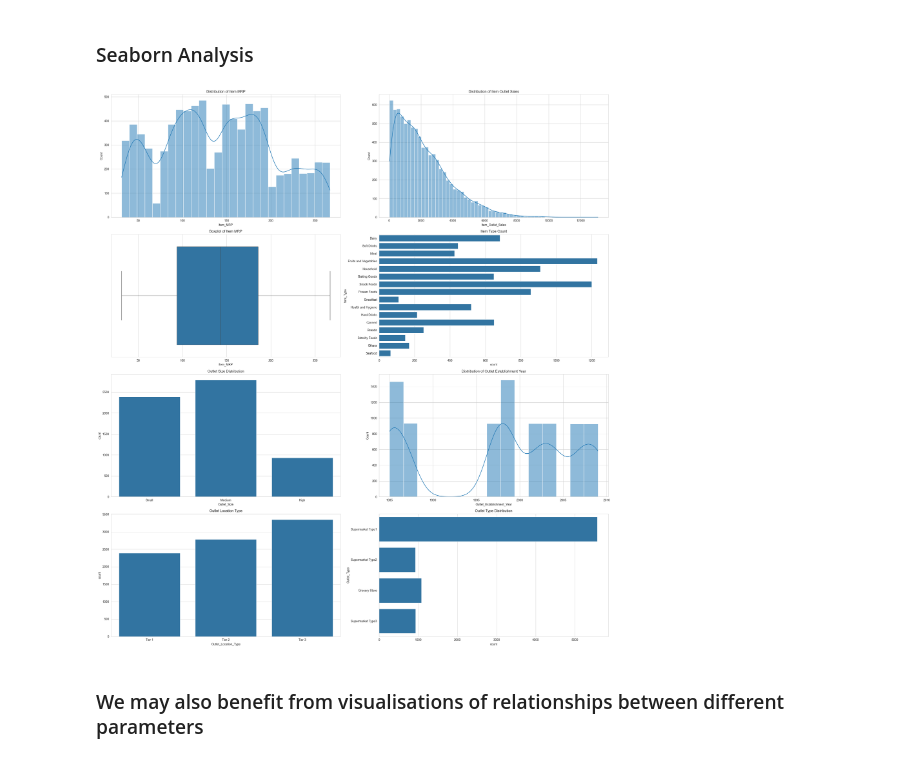
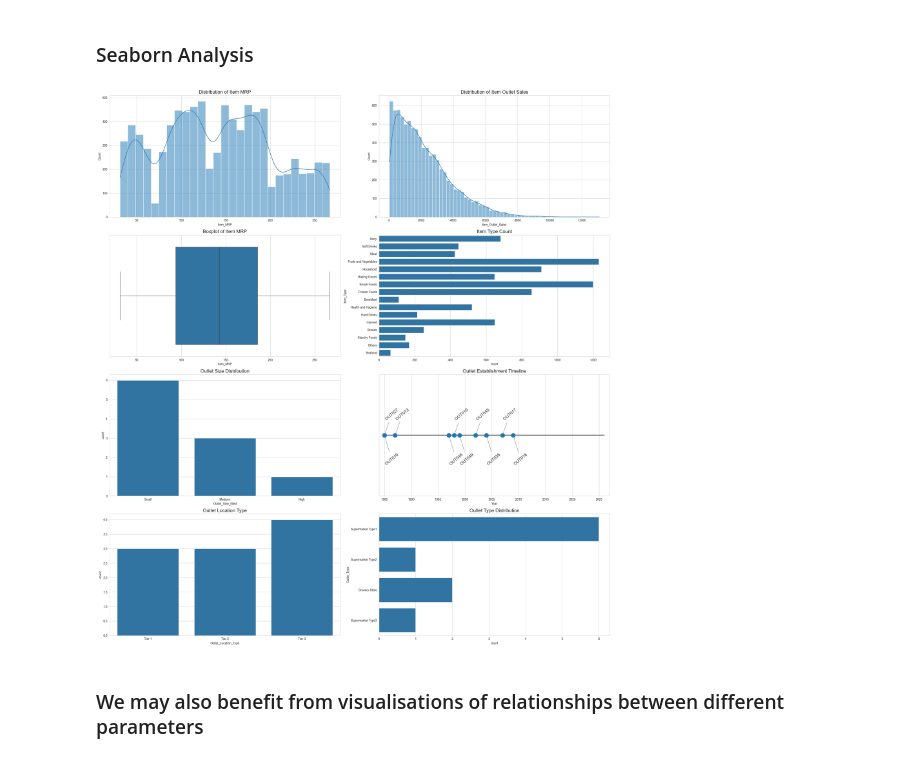
Before and after one commit to JohnK-au/Big-Mart-Data-Science-Project, a Jupyter notebook: scripts/Big-Mart-Analysis.ipynb, the cells around one changed output. Cells and saved outputs as stored; diff of their text form; code cells hidden in the pictures.

Commit message:
Feature: Adapted the exploratory data analysis section to reflect outlet information more effectively.

```diff
--- a/scripts/Big-Mart-Analysis.ipynb
+++ b/scripts/Big-Mart-Analysis.ipynb
@@ -95,6 +95,9 @@ df_groceries["Outlet_Size_filled"] = df_groceries["Outlet_Size"].fillna(
     df_groceries.groupby("Outlet_Type")["Outlet_Size"]
       .transform(lambda x: x.mode()[0] if not x.mode().empty else x)
 )
+# %%
+# Create outlet-level DataFrame (one row per outlet, 10 unique outlets)
+df_outlets = df_groceries.drop_duplicates(subset='Outlet_Identifier').reset_index(drop=True)
 # %%
 # Visualise the Item Weight data with Seaborn and Matplotlib after filling data
 sns.histplot(df_groceries["Item_Weight_filled"], kde=True)
@@ -135,50 +138,65 @@ Therefore, we want to visualise data relevant to our variables of interest.
 # %%
 sns.set_style("whitegrid")
 
 # Create a 4x2 grid of subplots for visualizations
 fig, axes = plt.subplots(4, 2, figsize=(24, 26))
 axes = axes.flatten()
 
 ## Visualise the distribution of Item MRP and Item Outlet Sales, and the boxplot of Item MRP, and the count of Item Type
 
 # 1 Distribution of Item_MRP
 sns.histplot(df_groceries['Item_MRP'], kde=True, ax=axes[0])
-axes[0].set_title("Distribution of Item MRP")
+axes[0].set_title("Distribution of Item MRP", fontsize=16)
 
 # 2 Distribution of Sales
 sns.histplot(df_groceries['Item_Outlet_Sales'], kde=True, ax=axes[1])
-axes[1].set_title("Distribution of Item Outlet Sales")
+axes[1].set_title("Distribution of Item Outlet Sales", fontsize=16)
 
 # 3 Boxplot MRP
 sns.boxplot(x=df_groceries['Item_MRP'], ax=axes[2])
-axes[2].set_title("Boxplot of Item MRP")
+axes[2].set_title("Boxplot of Item MRP", fontsize=16)
 
 # 4 Item Type count
 sns.countplot(y='Item_Type', data=df_groceries, ax=axes[3])
-axes[3].set_title("Item Type Count")
+axes[3].set_title("Item Type Count", fontsize=16)
 
-## Visualise the distribution of Outlet Size and Outlet Type, and the boxplot of Item Outlet Sales by Outlet Type, and the count of Outlet Size
+## Outlet distribution plots — based on 10 unique outlets (deduplicated by Outlet_Identifier)
 
-# 5 Outlet Size count
-sns.countplot(x='Outlet_Size', data=df_groceries, order=['Small', 'Medium', 'High'], ax=axes[4])
-axes[4].set_title("Outlet Size Distribution")
+# 5 Outlet Size distribution
+sns.countplot(x='Outlet_Size_filled', data=df_outlets, order=['Small', 'Medium', 'High'], ax=axes[4])
+axes[4].set_title("Outlet Size Distribution", fontsize=16)
 
-# 6 Outlet Type count
-sns.histplot(df_groceries['Outlet_Establishment_Year'], kde=True, ax=axes[5])
-axes[5].set_title("Distribution of Outlet Establishment Year")
+# 6 Outlet Establishment Year — timeline from first outlet to 2026
+years = df_outlets['Outlet_Establishment_Year'].values
+outlets = df_outlets['Outlet_Identifier'].values
+sorted_idx = years.argsort()
+years, outlets = years[sorted_idx], outlets[sorted_idx]
 
-# 7 Outlet Location Type
-sns.countplot(x='Outlet_Location_Type', data=df_groceries, order=['Tier 1', 'Tier 2', 'Tier 3'], ax=axes[6])
-axes[6].set_title("Outlet Location Type")
+axes[5].hlines(0, years.min(), 2026, colors='gray', linewidth=4)
+axes[5].scatter(years, [0]*len(years), s=200, zorder=5)
+for i, (year, outlet) in enumerate(zip(years, outlets)):
+    offset = 50 if i % 2 == 0 else -100
+    axes[5].annotate(outlet, xy=(year, 0), xytext=(0, offset),
+                     textcoords="offset points",
+                     rotation=40, ha='left', fontsize=14,
+                     arrowprops=dict(arrowstyle='-', color='gray', lw=1))
+axes[5].set_xlim(years.min() - 1, 2027)
+axes[5].set_yticks([])
+axes[5].set_title("Outlet Establishment Timeline", fontsize=16)
+axes[5].set_xlabel("Year")
 
-# 8 Outlet Type count
-sns.countplot(y='Outlet_Type', data=df_groceries, ax=axes[7])
-axes[7].set_title("Outlet Type Distribution")
+# 7 Outlet Location Type distribution
+sns.countplot(x='Outlet_Location_Type', data=df_outlets, order=['Tier 1', 'Tier 2', 'Tier 3'], ax=axes[6])
+axes[6].set_title("Outlet Location Type", fontsize=16)
+
+# 8 Outlet Type distribution
+sns.countplot(y='Outlet_Type', data=df_outlets, ax=axes[7])
+axes[7].set_title("Outlet Type Distribution", fontsize=16)
 
 plt.tight_layout()
 plt.show()
 # %% [output]
-[figure, old version]
+[figure, new version]
 # %% [markdown]
 ### We may also benefit from visualisations of relationships between different parameters
 # %%
```
Also changed, not shown: parts of 4 cells of this notebook.
